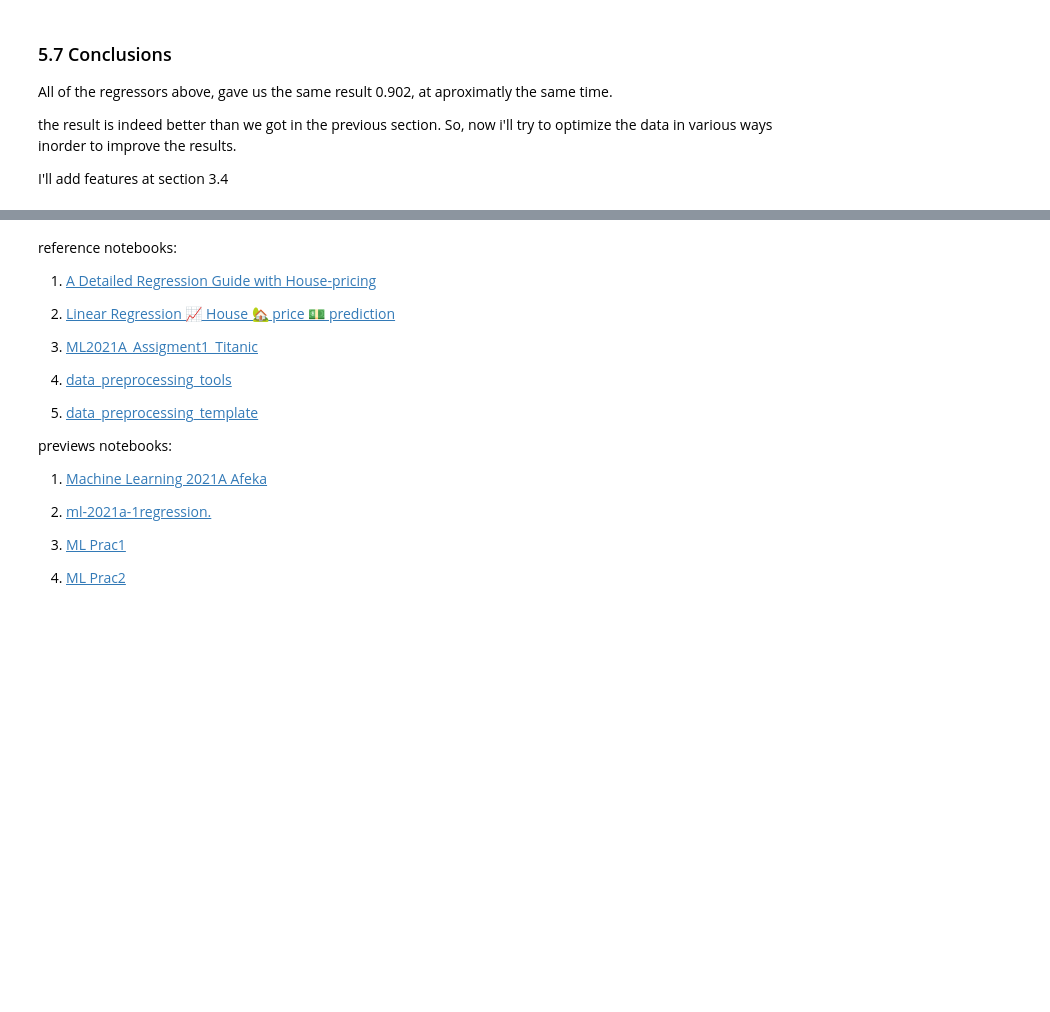
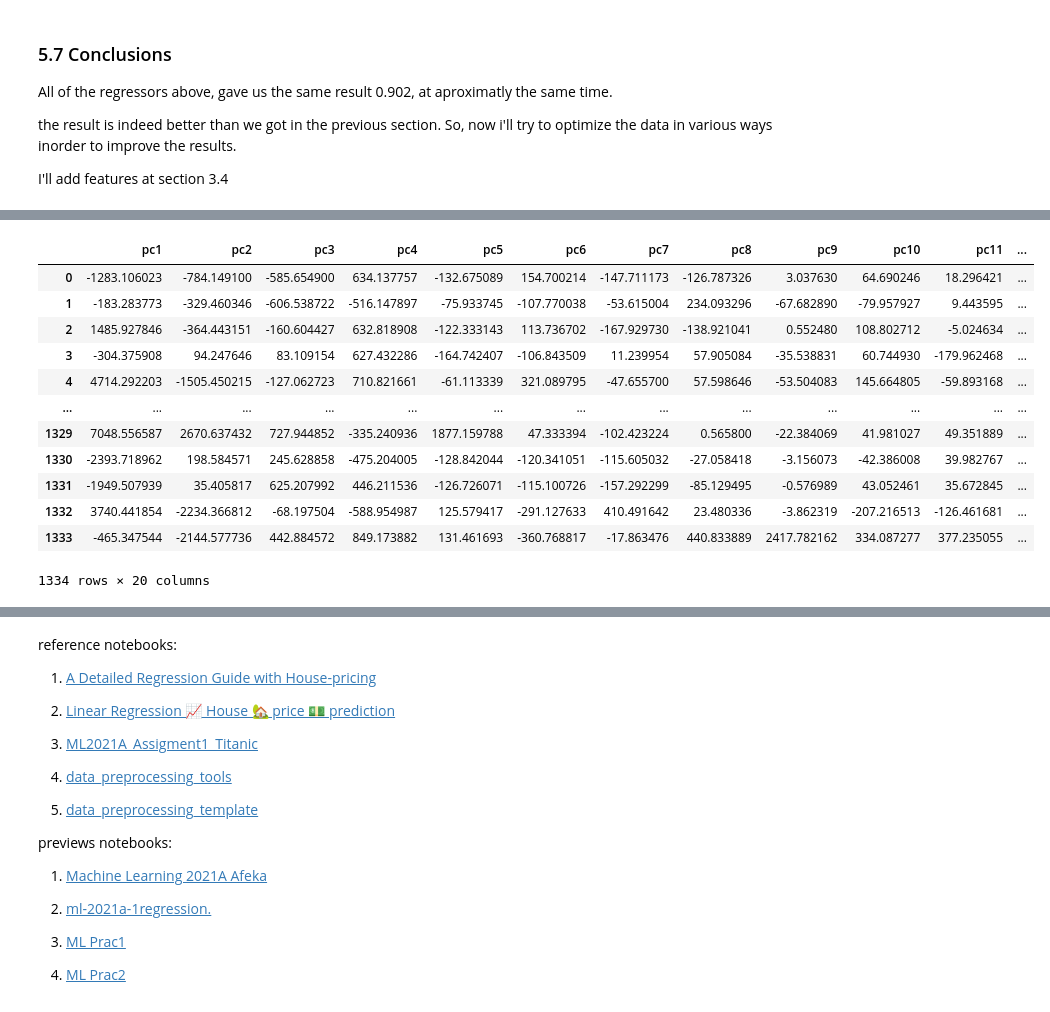
Before and after one commit to ShahaRaz/ML_House_Prices_Preds2021A, a Jupyter notebook: House_Prices_Predictions_HW4_.ipynb, the cells around one changed output, grey strips where cells are left out. Cells and saved outputs as stored; diff of their text form; code cells hidden in the pictures; blank space fills up the shorter version.

```diff
--- a/House_Prices_Predictions_HW4_.ipynb
+++ b/House_Prices_Predictions_HW4_.ipynb
@@ -2465,0 +2424,5 @@ I'll add features at section 3.4
+# %%
+train_6_notarget_encoded = train_4_without_target_encoded.copy()
+train_6_targets = train_4_targets # no need to copy, not manipulating anything here
+
+display(train_6_notarget_encoded)
@@ -2465,0 +2447,13 @@ I'll add features at section 3.4
+# %%
+from sklearn.decomposition import PCA
+#convert features with pca
+def convert_features_with_pca(df,num_pc=2,t=None):
+    pca = PCA(n_components=num_pc).fit(df)
+    transformed_df = pd.DataFrame(pca.transform(df), columns=['pc' + str(i) for i in range (1,num_pc+1)])
+    if t is not None:
+        transformed_df['t'] = t
+    return transformed_df
+
+
+train_visualize_pc2 = convert_features_with_pca(train_6_notarget_encoded,2,train_6_targets)
+display(train_visualize_pc2)
@@ -2465,0 +2514,17 @@ I'll add features at section 3.4
+# %%
+train_visualize_pc20_features = convert_features_with_pca(df = train_6_notarget_encoded,num_pc=20)
+display(train_visualize_pc20_features)
+# %% [output]
+|  | pc1 | pc2 | pc3 | pc4 | pc5 | pc6 | pc7 | pc8 | pc9 | pc10 | pc11 | ... |
+| 0 | -1283.106023 | -784.149100 | -585.654900 | 634.137757 | -132.675089 | 154.700214 | -147.711173 | -126.787326 | 3.037630 | 64.690246 | 18.296421 | ... |
+| 1 | -183.283773 | -329.460346 | -606.538722 | -516.147897 | -75.933745 | -107.770038 | -53.615004 | 234.093296 | -67.682890 | -79.957927 | 9.443595 | ... |
+| 2 | 1485.927846 | -364.443151 | -160.604427 | 632.818908 | -122.333143 | 113.736702 | -167.929730 | -138.921041 | 0.552480 | 108.802712 | -5.024634 | ... |
+| 3 | -304.375908 | 94.247646 | 83.109154 | 627.432286 | -164.742407 | -106.843509 | 11.239954 | 57.905084 | -35.538831 | 60.744930 | -179.962468 | ... |
+| 4 | 4714.292203 | -1505.450215 | -127.062723 | 710.821661 | -61.113339 | 321.089795 | -47.655700 | 57.598646 | -53.504083 | 145.664805 | -59.893168 | ... |
+| ... | ... | ... | ... | ... | ... | ... | ... | ... | ... | ... | ... | ... |
+| 1329 | 7048.556587 | 2670.637432 | 727.944852 | -335.240936 | 1877.159788 | 47.333394 | -102.423224 | 0.565800 | -22.384069 | 41.981027 | 49.351889 | ... |
+| 1330 | -2393.718962 | 198.584571 | 245.628858 | -475.204005 | -128.842044 | -120.341051 | -115.605032 | -27.058418 | -3.156073 | -42.386008 | 39.982767 | ... |
+| 1331 | -1949.507939 | 35.405817 | 625.207992 | 446.211536 | -126.726071 | -115.100726 | -157.292299 | -85.129495 | -0.576989 | 43.052461 | 35.672845 | ... |
+| 1332 | 3740.441854 | -2234.366812 | -68.197504 | -588.954987 | 125.579417 | -291.127633 | 410.491642 | 23.480336 | -3.862319 | -207.216513 | -126.461681 | ... |
+| 1333 | -465.347544 | -2144.577736 | 442.884572 | 849.173882 | 131.461693 | -360.768817 | -17.863476 | 440.833889 | 2417.782162 | 334.087277 | 377.235055 | ... |
+1334 rows × 20 columns
```
Also changed, not shown: parts of 57 cells of this notebook.
